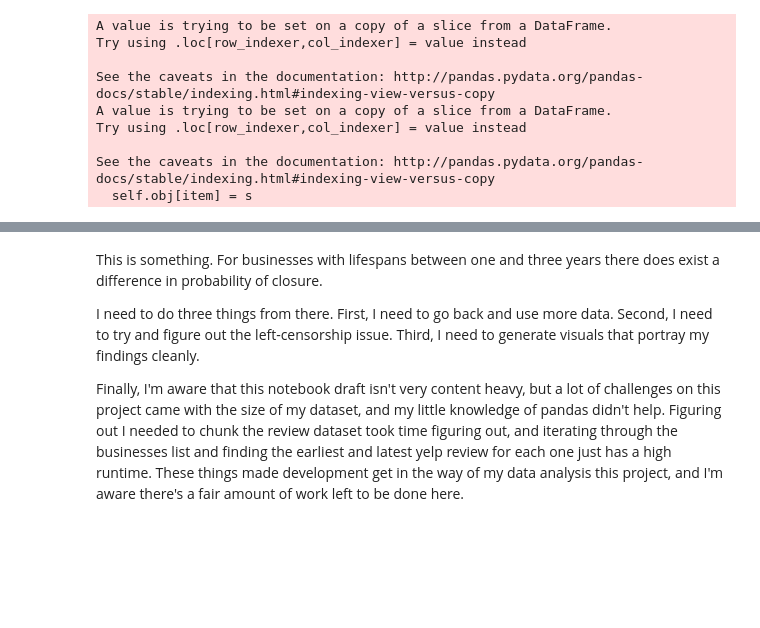
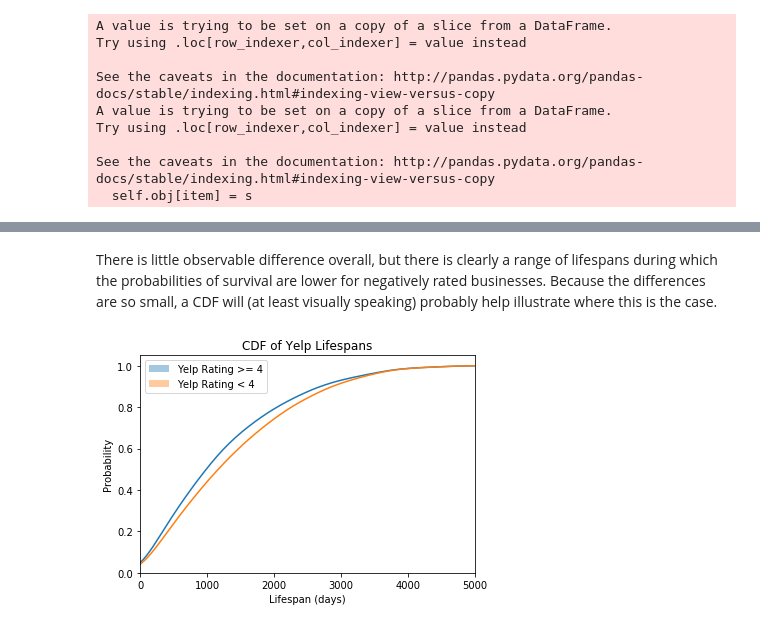
Before and after one commit to gsidsid/ThinkStats2, a Jupyter notebook: project2/project2.ipynb, the cells around one changed output, grey strips where cells are left out. Cells and saved outputs as stored; diff of their text form; code cells hidden in the pictures; blank space fills up the shorter version.

```diff
--- a/project2/project2.ipynb
+++ b/project2/project2.ipynb
@@ -275,6 +339,14 @@ Text(0, 0.5, 'Probability')
-# %% [markdown]
-This is something. For businesses with lifespans between one and three years there does exist a difference in probability of closure.
-
-I need to do three things from there. First, I need to go back and use more data. Second, I need to try and figure out the left-censorship issue. Third, I need to generate visuals that portray my findings cleanly.
-
-Finally, I'm aware that this notebook draft isn't very content heavy, but a lot of challenges on this project came with the size of my dataset, and my little knowledge of pandas didn't help. Figuring out I needed to chunk the review dataset took time figuring out, and iterating through the businesses list and finding the earliest and latest yelp review for each one just has a high runtime. These things made development get in the way of my data analysis this project, and I'm aware there's a fair amount of work left to be done here.
+# %% [markdown]
+There is little observable difference overall, but there is clearly a range of lifespans during which the probabilities of survival are lower for negatively rated businesses. Because the differences are so small, a CDF will (at least visually speaking) probably help illustrate where this is the case.
+# %%
+good_rated_lifespans = unique_businesses_lives[(unique_businesses_lives['stars'] >= 4)]['lifespan']
+bad_rated_lifespans = unique_businesses_lives[(unique_businesses_lives['stars'] < 4)]['lifespan']
+sns.distplot(good_rated_lifespans,kde_kws=dict(cumulative=True),label="Yelp Rating >= 4")
+sns.distplot(bad_rated_lifespans,kde_kws=dict(cumulative=True),label="Yelp Rating < 4")
+plt.xlim([0,5000])
+plt.xlabel("Lifespan (days)")
+plt.ylabel("Probability")
+plt.title("CDF of Yelp Lifespans")
+plt.legend();
+# %% [output]
+[figure, added]
```
Also changed, not shown: parts of 46 cells of this notebook.
